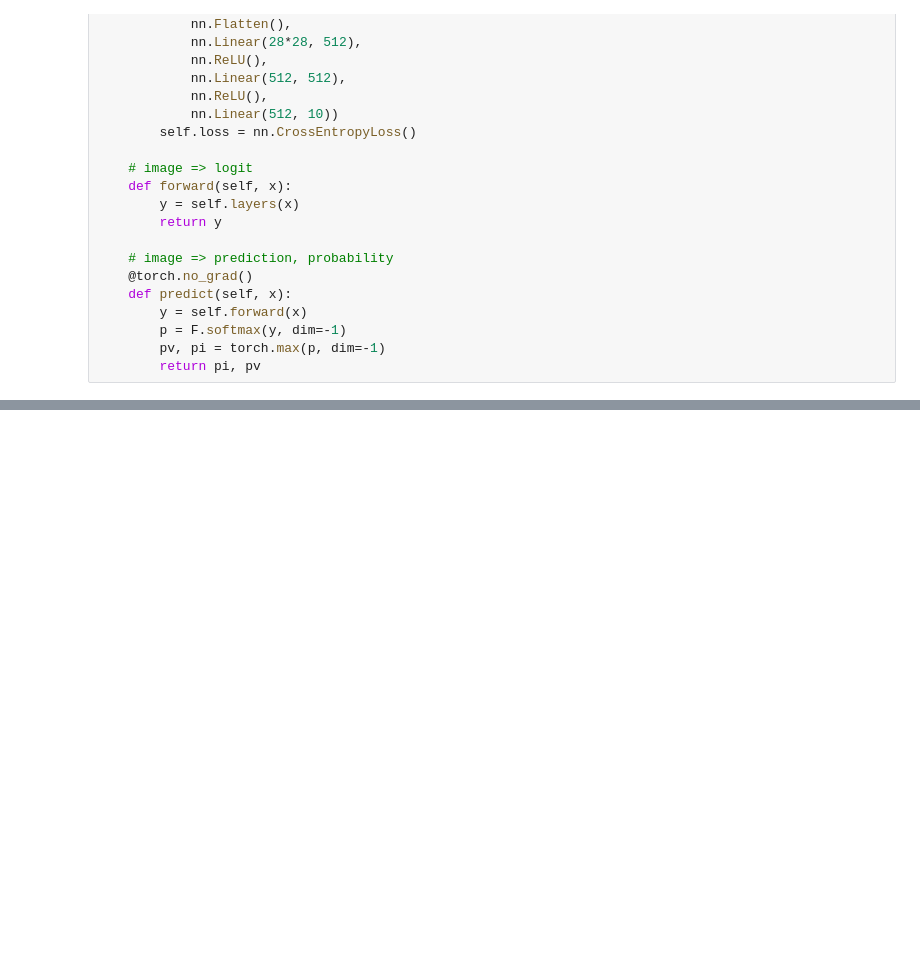
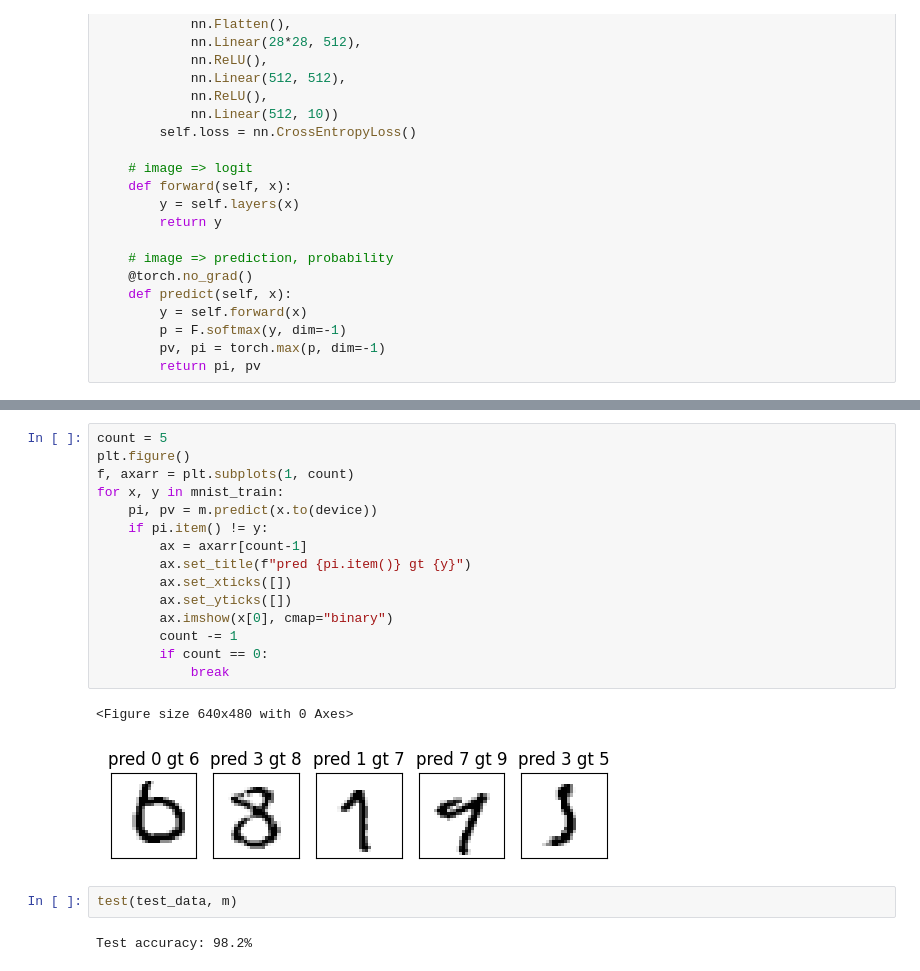
Before and after one commit to zeux/mlexp, a Jupyter notebook: mnist/digits-linear.ipynb, the cells around one changed output, grey strips where cells are left out. Saved outputs shown, nothing was run; the diff lists cells and outputs as text; blank space fills up the shorter version.

```diff
--- a/mnist/digits-linear.ipynb
+++ b/mnist/digits-linear.ipynb
@@ -111,0 +135,22 @@ Test: accuracy: 98.4%, avg loss: 0.094772
+# %%
+count = 5
+plt.figure()
+f, axarr = plt.subplots(1, count)
+for x, y in mnist_train:
+    pi, pv = m.predict(x.to(device))
+    if pi.item() != y:
+        ax = axarr[count-1]
+        ax.set_title(f"pred {pi.item()} gt {y}")
+        ax.set_xticks([])
+        ax.set_yticks([])
+        ax.imshow(x[0], cmap="binary")
+        count -= 1
+        if count == 0:
+            break
+# %% [output]
+<Figure size 640x480 with 0 Axes>
+[figure, added]
+# %%
+test(test_data, m)
+# %% [output]
+Test accuracy: 98.2%
```
Also changed, not shown: parts of 13 cells of this notebook.
